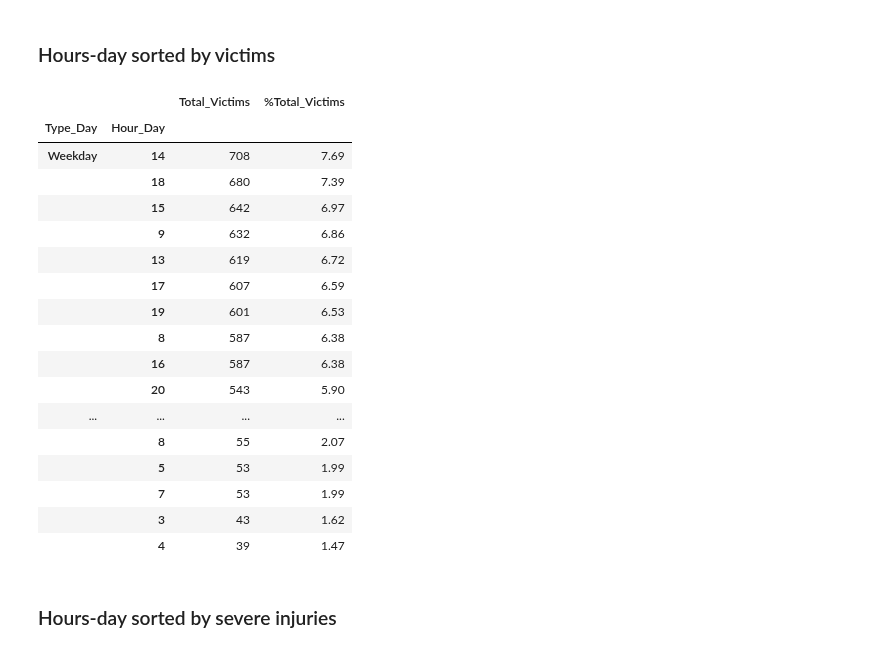
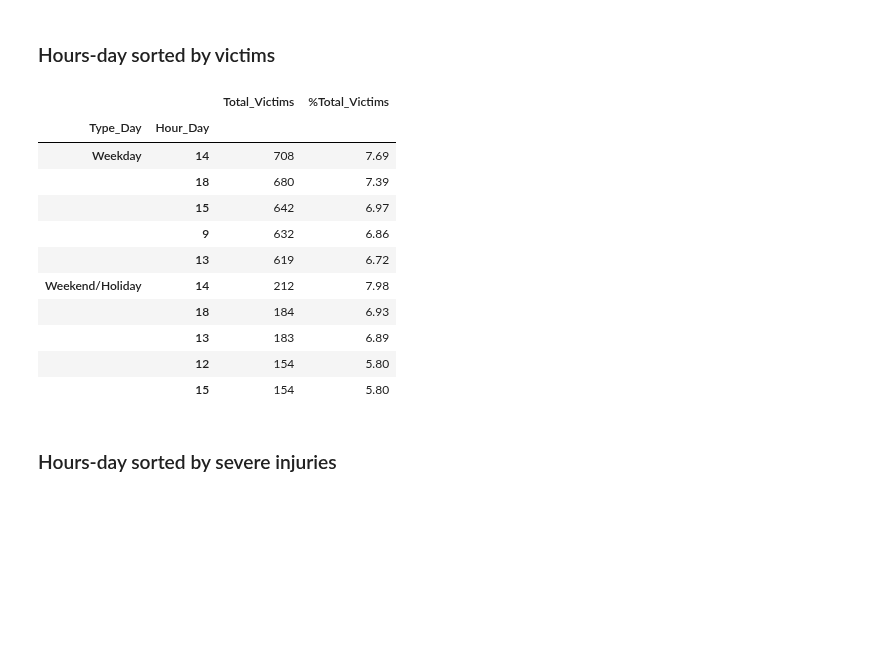
Before and after one commit to ta-data-bcn/Project-Week-2-Barcelona, a Jupyter notebook: your-project/Draft_encoding_pol_accidents_by_time.ipynb, the cells around one changed output. Drawn from its saved outputs; the diff is of its cells as text; code cells hidden in the pictures; blank space fills up the shorter version.

```diff
--- a/your-project/Draft_encoding_pol_accidents_by_time.ipynb
+++ b/your-project/Draft_encoding_pol_accidents_by_time.ipynb
@@ -121,26 +116,21 @@ acc_hour_typeday[['Accidents','%Accidents']].sort_values(['Type_Day','Accidents'
 # %% [markdown]
 ### Hours-day sorted by victims
 # %%
-acc_hour_typeday[['Total_Victims','%Total_Victims']].sort_values(['Type_Day','Total_Victims'], ascending = [True,False])
+victims_hour= acc_hour_typeday[['Total_Victims','%Total_Victims']].sort_values(['Type_Day','Total_Victims'], ascending = [True,False])
+victims_hour.groupby(level=0).apply(lambda x : x.head(5).reset_index(level=0)).drop(columns='Type_Day')
 # %% [output]
 |  |  | Total_Victims | %Total_Victims |
 | Type_Day | Hour_Day |  |  |
 | Weekday | 14 | 708 | 7.69 |
 |  | 18 | 680 | 7.39 |
 |  | 15 | 642 | 6.97 |
 |  | 9 | 632 | 6.86 |
 |  | 13 | 619 | 6.72 |
-|  | 17 | 607 | 6.59 |
-|  | 19 | 601 | 6.53 |
-|  | 8 | 587 | 6.38 |
-|  | 16 | 587 | 6.38 |
-|  | 20 | 543 | 5.90 |
-| ... | ... | ... | ... |
-|  | 8 | 55 | 2.07 |
-|  | 5 | 53 | 1.99 |
-|  | 7 | 53 | 1.99 |
-|  | 3 | 43 | 1.62 |
-|  | 4 | 39 | 1.47 |
+| Weekend/Holiday | 14 | 212 | 7.98 |
+|  | 18 | 184 | 6.93 |
+|  | 13 | 183 | 6.89 |
+|  | 12 | 154 | 5.80 |
+|  | 15 | 154 | 5.80 |
 # %% [markdown]
 ### Hours-day sorted by severe injuries
 # %%
```
Also changed, not shown: parts of 4 cells of this notebook, 2 other files.
